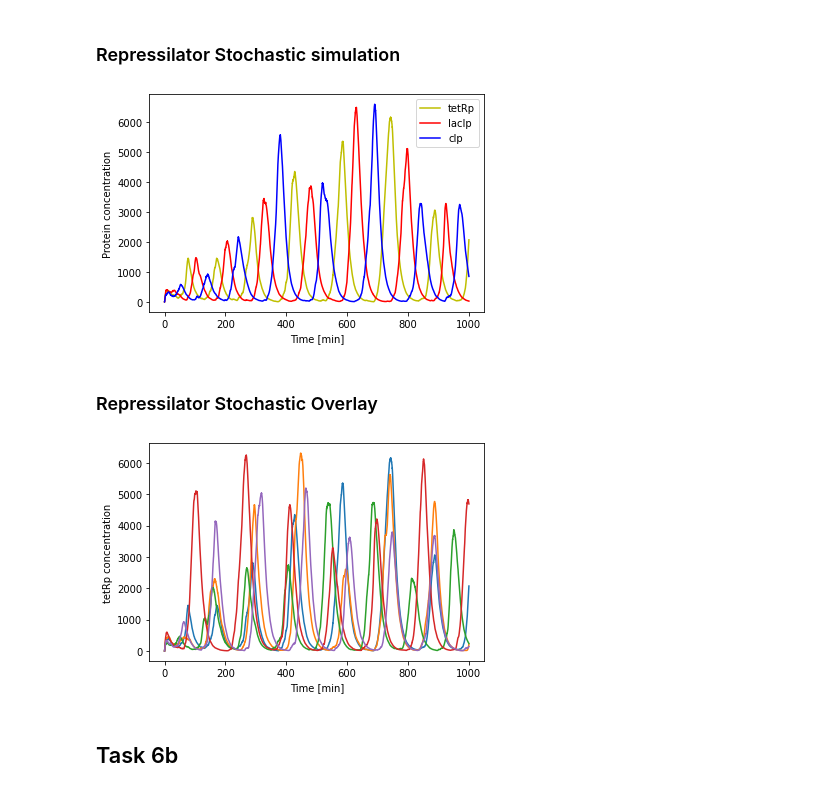
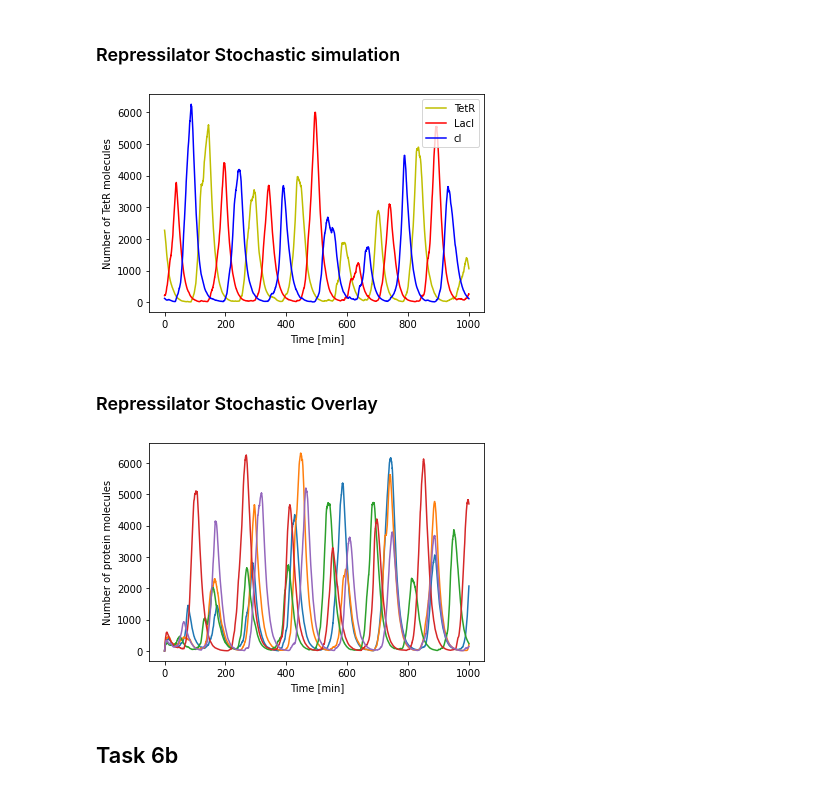
Before and after one commit to Blazmen/CELL0014-Report-2, a Jupyter notebook: suplementary_information_and_code/CELL0014 Report 2 Task 6.ipynb, the cells around one changed output. Drawn from its saved outputs; the diff is of its cells as text; code cells hidden in the pictures.

```diff
--- a/suplementary_information_and_code/CELL0014 Report 2 Task 6.ipynb
+++ b/suplementary_information_and_code/CELL0014 Report 2 Task 6.ipynb
@@ -252,11 +252,11 @@ params = [km, km0, kdm, kp, kdp, K, n]
 
 
 #intitial condtions
-m_tetR0 = 5
+m_tetR0 = 0
 m_lacI0 = 0
 m_cI0   = 0
 
-p_tetR0 = 0
+p_tetR0 = 5
 p_lacI0 = 0
 p_cI0   = 0
 
@@ -280,17 +280,17 @@ p_cI_obs   = s_obs[:,5]
 # %%
 %matplotlib inline
 fig, ax = plt.subplots(1,1)
 
-ax.plot(t_obs, p_tetR_obs, "y-", label="tetRp")
-ax.plot(t_obs, p_lacI_obs, "r-", label="lacIp")
-ax.plot(t_obs, p_cI_obs, "b-", label="cIp")
+ax.plot(t_obs, p_tetR_obs, "y-", label="TetR")
+ax.plot(t_obs, p_lacI_obs, "r-", label="LacI")
+ax.plot(t_obs, p_cI_obs, "b-", label="cI")
 ax.legend()
 ax.set_xlabel("Time [min]")
-ax.set_ylabel("Protein concentration")
+ax.set_ylabel("Number of TetR molecules")
 
 # plt.savefig("Task6_figure1.png")
 # %% [output]
-[figure, old version]
+[figure, new version]
 # %%
 # default parameter values
 # to match Repressilator model
@@ -347,11 +347,11 @@ for seed in seeds:
     ax.plot(t_obs, p_tetR_obs)
 
 ax.set_xlabel("Time [min]")
-ax.set_ylabel("tetRp concentration")
+ax.set_ylabel("Number of protein molecules")
 
 # plt.savefig("Task6_figure2.png")
 # %% [output]
-[figure, old version]
+[figure, new version]
 # %% [markdown]
 ## Task 6b
 # %%
```
Also changed, not shown: parts of 5 cells of this notebook, 9 other files.
